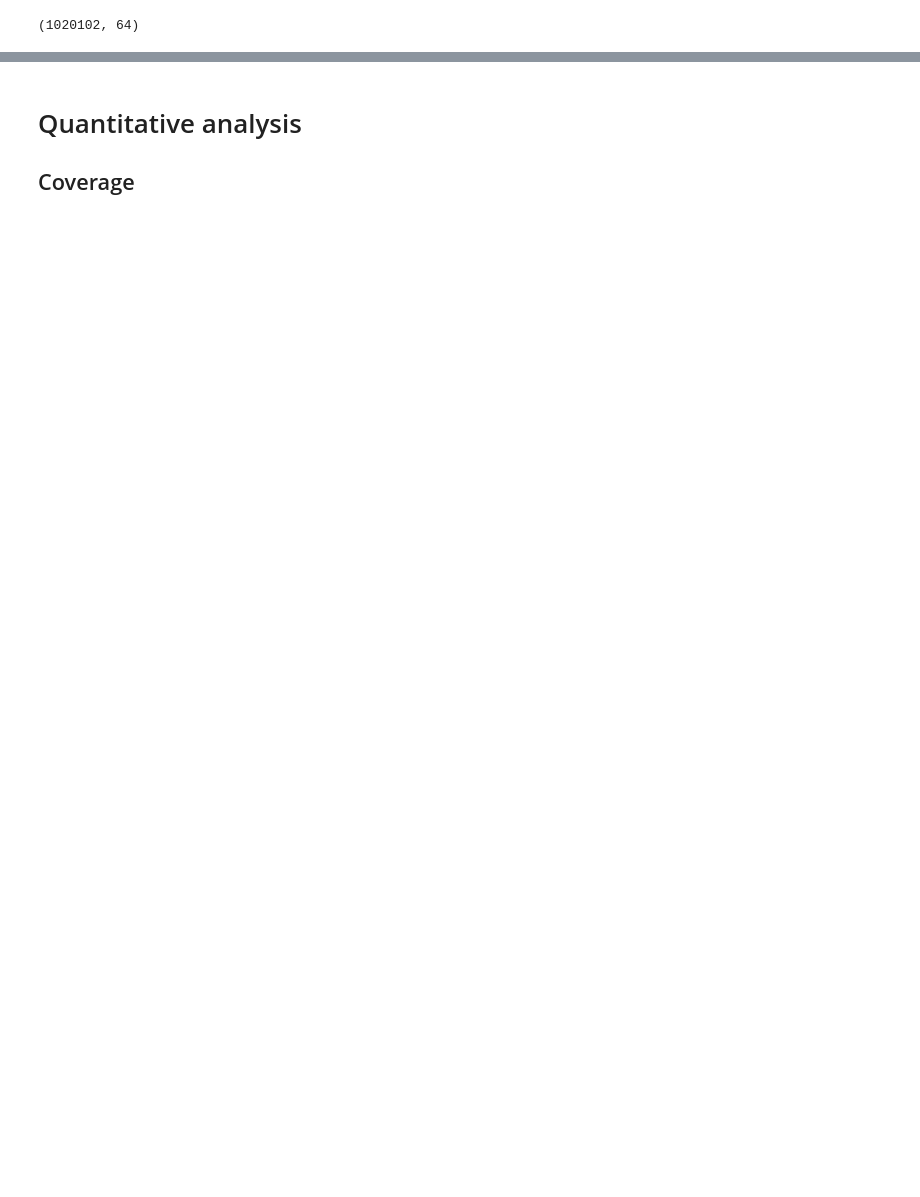
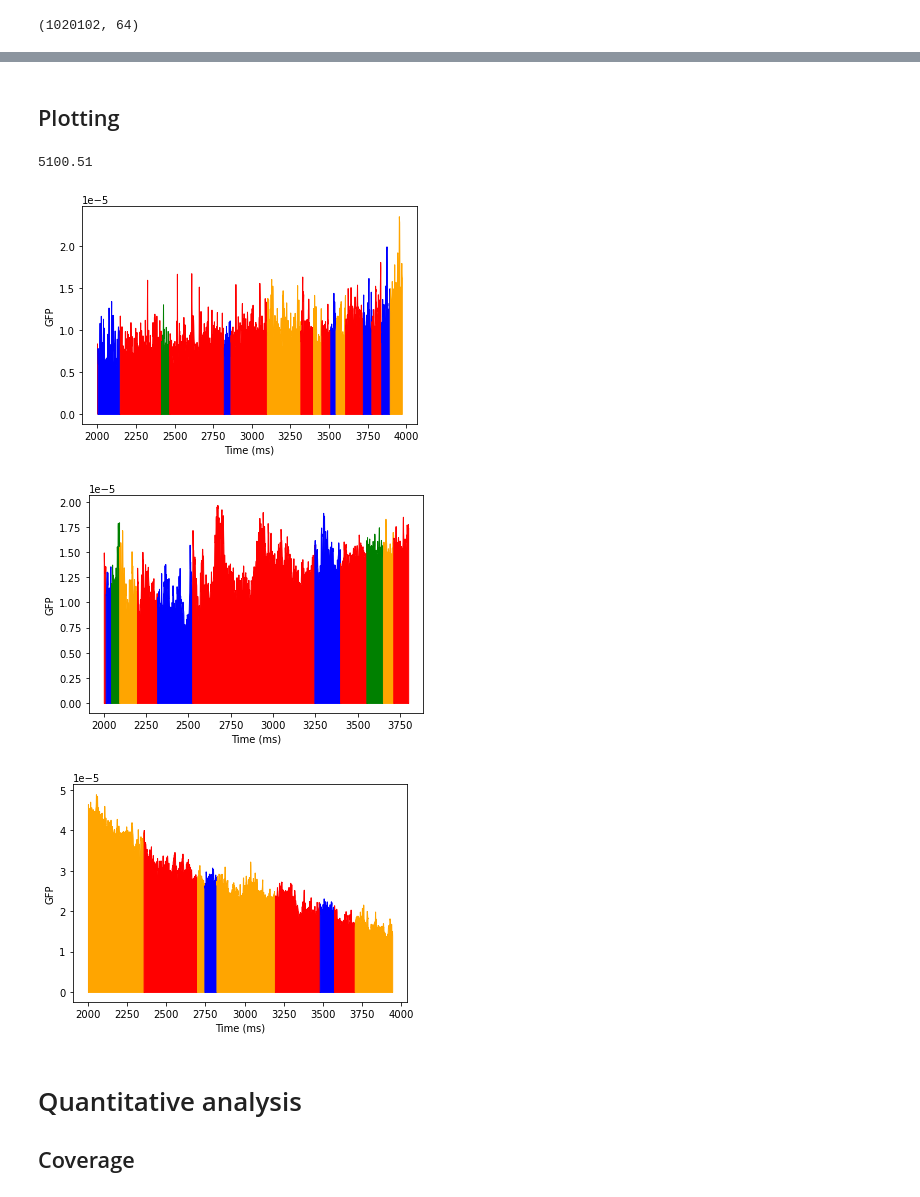
Before and after one commit to zhenyumi/LangouEEG, a Jupyter notebook: langouMicrostates_all_zzy.ipynb, the cells around one changed output, grey strips where cells are left out. Cells and saved outputs as stored; diff of their text form; code cells hidden in the pictures; blank space fills up the shorter version.

```diff
--- a/langouMicrostates_all_zzy.ipynb
+++ b/langouMicrostates_all_zzy.ipynb
@@ -224,6 +227,11 @@ for i in range(8):
         GMD_mat[i,j] = GMD(maps[i],maps[j])
 def pGMD(u,v):
     return GMD_mat[u,v]
+def GFP(x):
+    ret = np.zeros(x.shape[1])
+    for i in range(x.shape[1]):
+        ret[i] = np.std(x[:,i])
+    return ret
 # %%
 maps = vars_all[0]
 temp = np.zeros((maps.shape[0]))
@@ -250,4 +258,4 @@ for i in range(maps.shape[0]):
     temp[i] = abs(GMD(maps[i],state_D)-1)
 idx_D = temp.argmax()
 map_idx = np.array([idx_A,idx_B,idx_C,idx_D])
-map_canonical = np.array([state_A,state_B,state_C,state_D]).astype(np.int16)
+map_canonical = np.array([state_A,state_B,state_C,state_D])
@@ -420,0 +429,41 @@ print(str(reject_rate)+' data rejected for too short duration ( < 30ms)')
+# %% [markdown]
+## Plotting
+# %%
+len(x_clean_4F)/200
+# %% [output]
+5100.51
+# %%
+def save_time_fig(x_data,epoch_data, condition=""):
+    if not os.path.exists(save_folder):
+        os.makedirs(save_folder)
+    fig, ax = plt.subplots()
+    ax.set_xlabel('Time (ms)')
+    ax.set_ylabel('GFP')
+    u=2000
+    prev = x_data[0]
+    color_dict = {0:'red',1:'blue',2:'green',3:'orange'}
+    for v in range(2001,4000):
+        if x_data[v] != prev:
+            ax.fill_between(np.arange(u,v),GFP(epoch_data.get_data()[1,:,u:v]),color=color_dict[prev])
+            prev = x_data[v]
+            u=v
+    plt.savefig(save_folder + '/MS_time_fig_{0}.tiff'.format(condition), dpi=600)
+    plt.show()
+    return
+
+dataRoot = "/work/zhangyq/Light/"
+result_dir = dataRoot + "result/microstates"
+save_folder = result_dir + '/cache/' + tm
+
+save_MS_time_figs = True
+
+if save_MS_time_figs:
+    if not os.path.exists(save_folder):
+        os.makedirs(save_folder)
+    save_time_fig(x_clean_4R,epoch_4R,condition="rest")
+    save_time_fig(x_clean_4F,epoch_4F,condition="40")
+    save_time_fig(x_clean_RF,epoch_RF,condition="random")
+# %% [output]
+[figure, added]
+[figure, added]
+[figure, added]
```
Also changed, not shown: parts of 29 cells of this notebook, 2 other files.
